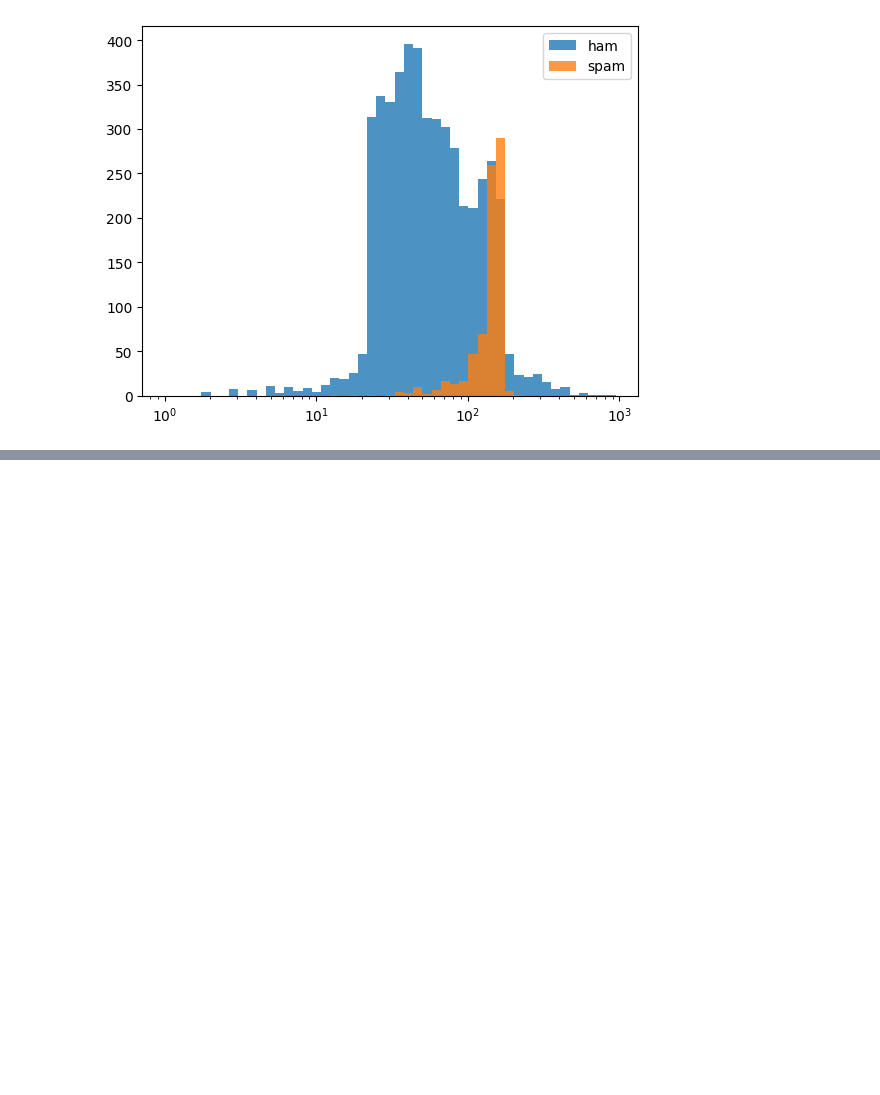
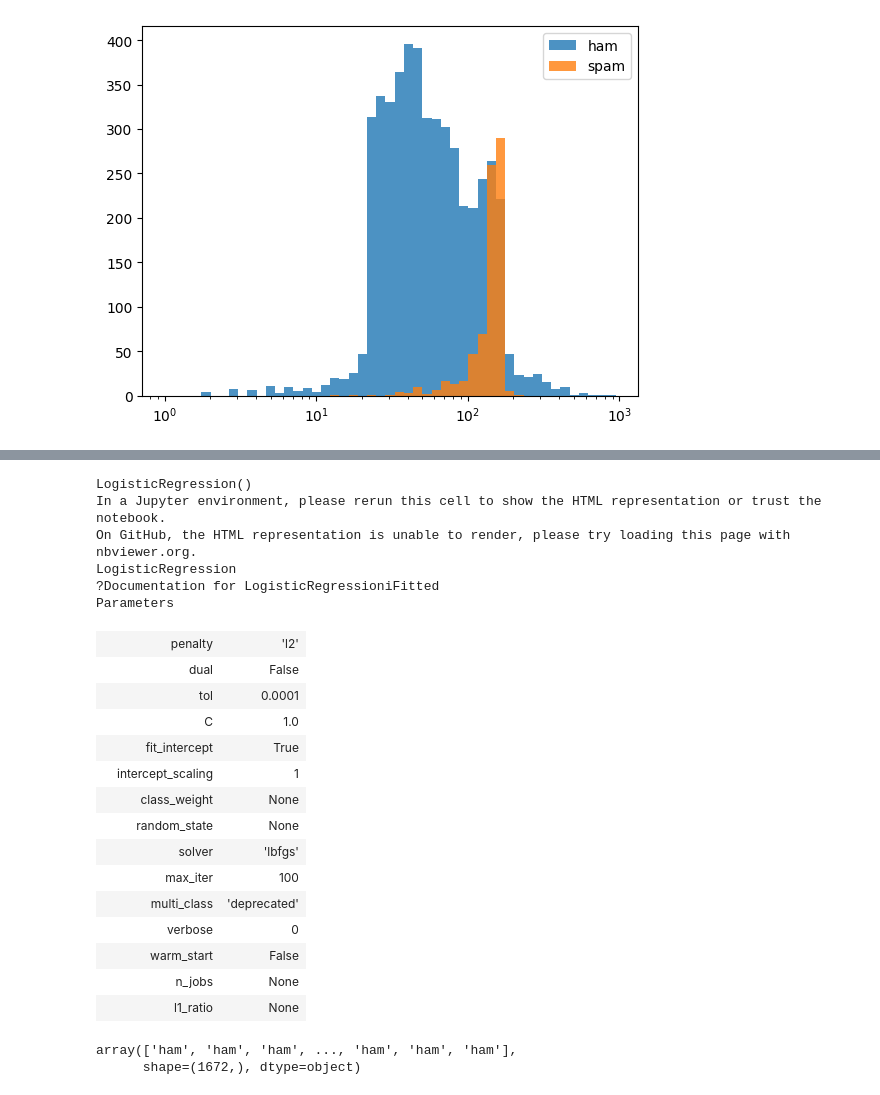
Before and after one commit to usaferreiratiago/nlp, a Jupyter notebook: notebooks/nlp.ipynb, the cells around one changed output, grey strips where cells are left out. Saved outputs shown, nothing was run; the diff lists cells and outputs as text; code cells hidden in the pictures; blank space fills up the shorter version.

```diff
--- a/notebooks/nlp.ipynb
+++ b/notebooks/nlp.ipynb
@@ -1313,0 +1325,12 @@ plt.show()
+# %%
+# X feature data
+
+X = df[['length','punct']]
+
+# y is our label
+
+y = df['label']
+
+
+
+X_train, X_test, y_train, y_test = train_test_split(X,y, test_size=0.3,random_state=42)
@@ -1313,0 +1382,26 @@ plt.show()
+# %%
+lr_model = LogisticRegression(solver='lbfgs')
+# %%
+lr_model.fit(X_train,y_train)
+# %% [output]
+LogisticRegression()
+In a Jupyter environment, please rerun this cell to show the HTML representation or trust the notebook.
+On GitHub, the HTML representation is unable to render, please try loading this page with nbviewer.org.
+LogisticRegression
+?Documentation for LogisticRegressioniFitted
+Parameters
+|  | penalty | 'l2' |
+|  | dual | False |
+|  | tol | 0.0001 |
+|  | C | 1.0 |
+|  | fit_intercept | True |
+|  | intercept_scaling | 1 |
+|  | class_weight | None |
+|  | random_state | None |
+|  | solver | 'lbfgs' |
+|  | max_iter | 100 |
+|  | multi_class | 'deprecated' |
+|  | verbose | 0 |
+|  | warm_start | False |
+|  | n_jobs | None |
+|  | l1_ratio | None |
@@ -1313,0 +1412,5 @@ plt.show()
+# %%
+predicitions
+# %% [output]
+array(['ham', 'ham', 'ham', ..., 'ham', 'ham', 'ham'],
+      shape=(1672,), dtype=object)
```
Also changed, not shown: parts of 20 cells of this notebook.
